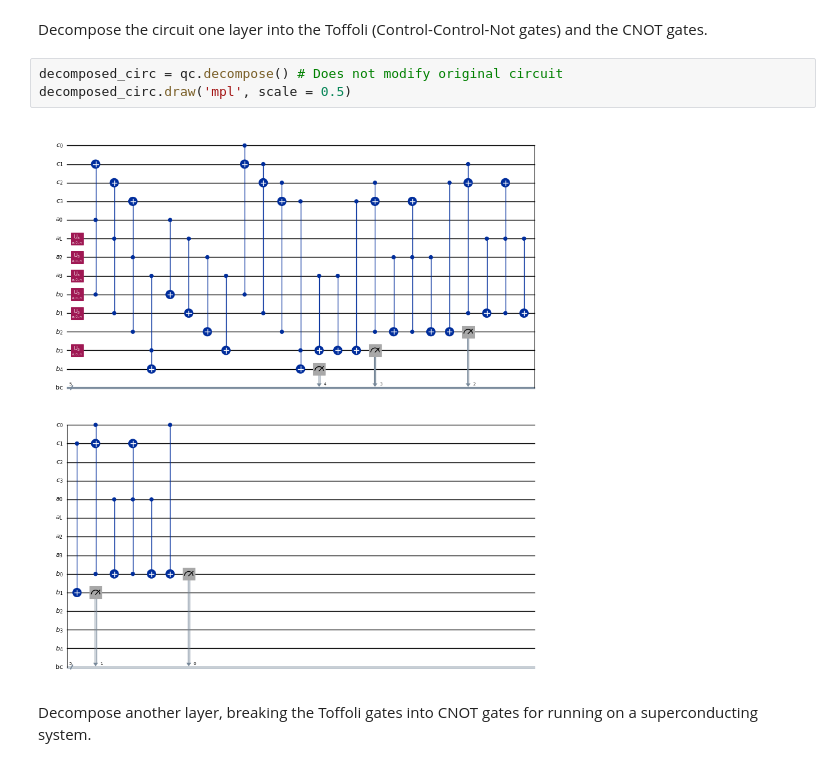
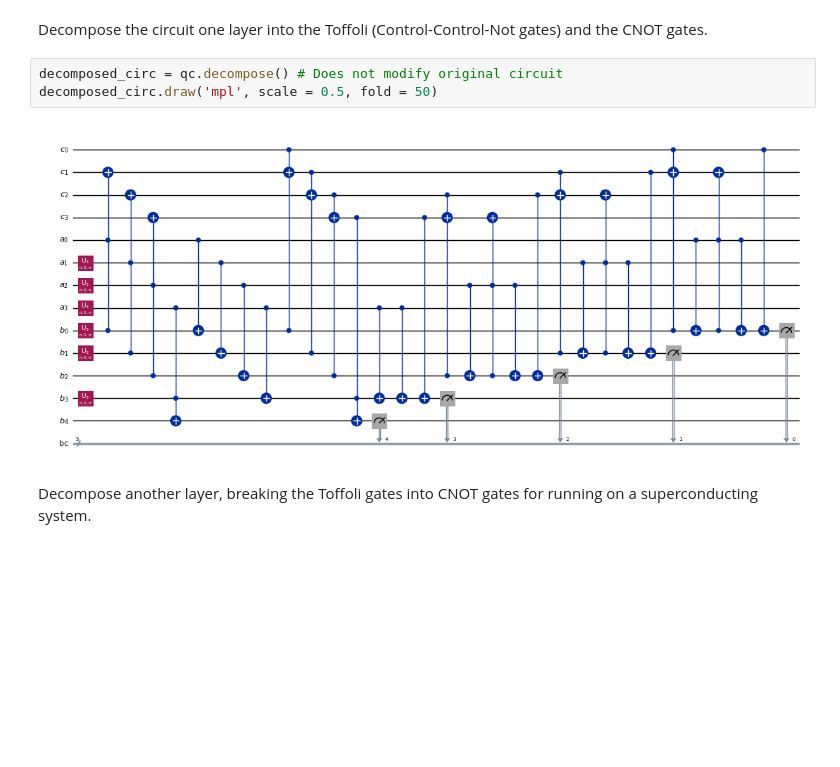
Before and after one commit to UMassIonTrappers/Introduction-to-Quantum-Computing, a Jupyter notebook: labs/Lab_07_Quantum_circuits_quantum_adder.ipynb, the cells around one changed output. Saved outputs shown, nothing was run; the diff lists cells and outputs as text; blank space fills up the shorter version.

```diff
--- a/labs/Lab_07_Quantum_circuits_quantum_adder.ipynb
+++ b/labs/Lab_07_Quantum_circuits_quantum_adder.ipynb
@@ -373,9 +379,9 @@ qc.draw('mpl')
 Decompose the circuit one layer into the Toffoli (Control-Control-Not gates) and the CNOT gates.
 # %%
 decomposed_circ = qc.decompose() # Does not modify original circuit
-decomposed_circ.draw('mpl', scale = 0.5)
+decomposed_circ.draw('mpl', scale = 0.5, fold = 50)
 # %% [output]
-[figure, old version]
+[figure, new version]
 # %% [markdown]
 Decompose another layer, breaking the Toffoli gates into CNOT gates for running on a superconducting system.
 # %%
```
Also changed, not shown: parts of 34 cells of this notebook.
